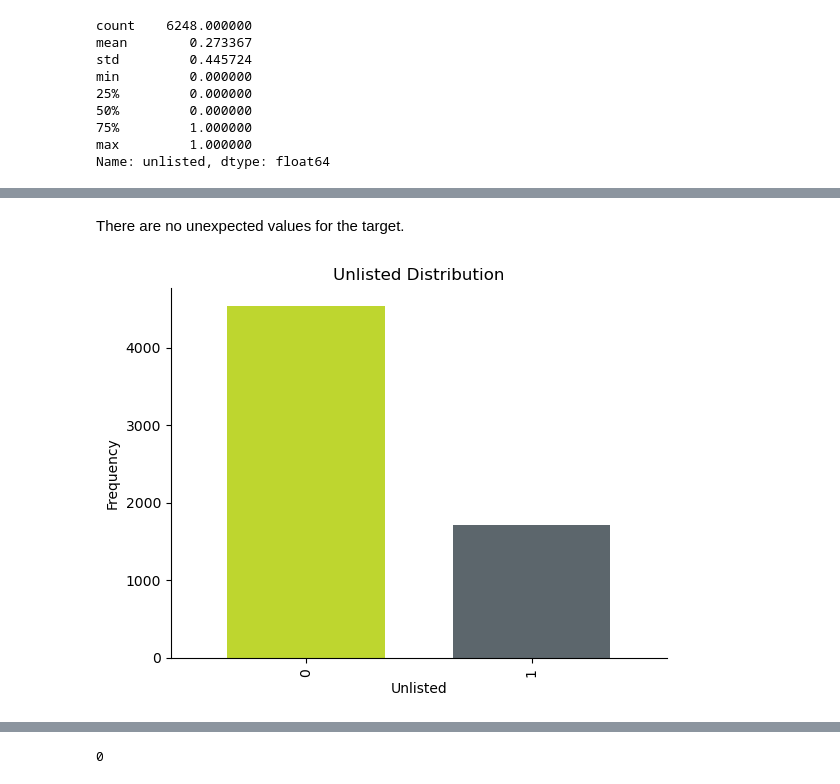
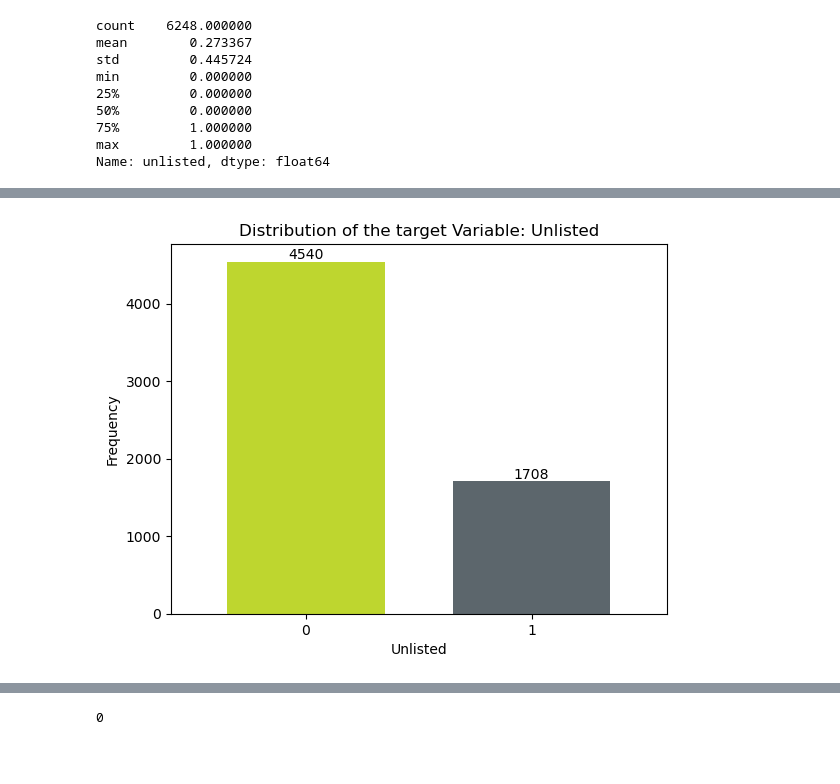
Before and after one commit to sofiacper/TM_Project, a Jupyter notebook: Project_1.ipynb, the cells around one changed output, grey strips where cells are left out. Cells and saved outputs as stored; diff of their text form; code cells hidden in the pictures; blank space fills up the shorter version.

```diff
--- a/Project_1.ipynb
+++ b/Project_1.ipynb
@@ -165,16 +202,22 @@ array([0, 1])
-# %% [markdown]
-There are no unexpected values for the target.
 # %%
-airbnb_df_train['unlisted'].value_counts().plot(kind='bar', color=['#BED62F', '#5C666C'], width = 0.7 )
+# Plotting
+ax = airbnb_df_train['unlisted'].value_counts().plot(kind='bar', color=['#BED62F', '#5C666C'], width=0.7)
 plt.grid(False)
-plt.title('Unlisted Distribution')
+plt.title('Distribution of the target Variable: Unlisted')
 plt.xlabel('Unlisted')
 plt.ylabel('Frequency')
-plt.gca().spines['top'].set_visible(False)
-plt.gca().spines['right'].set_visible(False)
+
+# Rotating x-label values vertically
+plt.xticks(rotation='horizontal')
+
+# Annotating total values on top of each bar
+for p in ax.patches:
+    ax.annotate(str(p.get_height()), (p.get_x() + p.get_width() / 2., p.get_height()),
+                ha='center', va='bottom')
+
 plt.show()
 # %% [output]
-[figure, old version]
+[figure, new version]
 # %%
 airbnb_df_train['unlisted'].value_counts(normalize=True)*100
 # %% [output]
```
Also changed, not shown: parts of 104 cells of this notebook, 1 other file.
